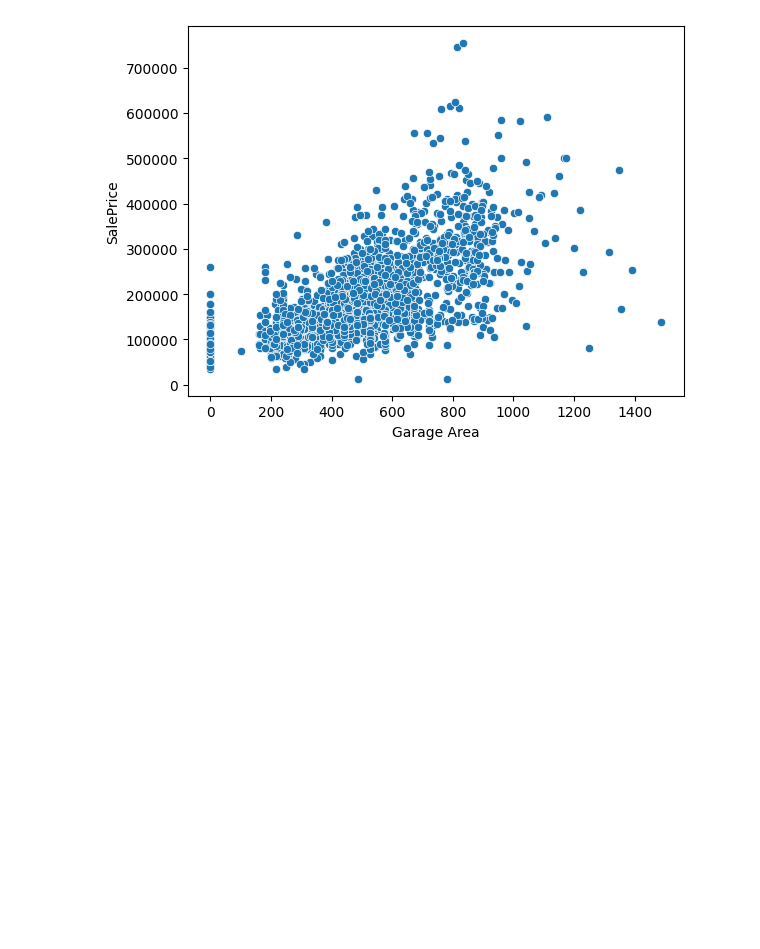
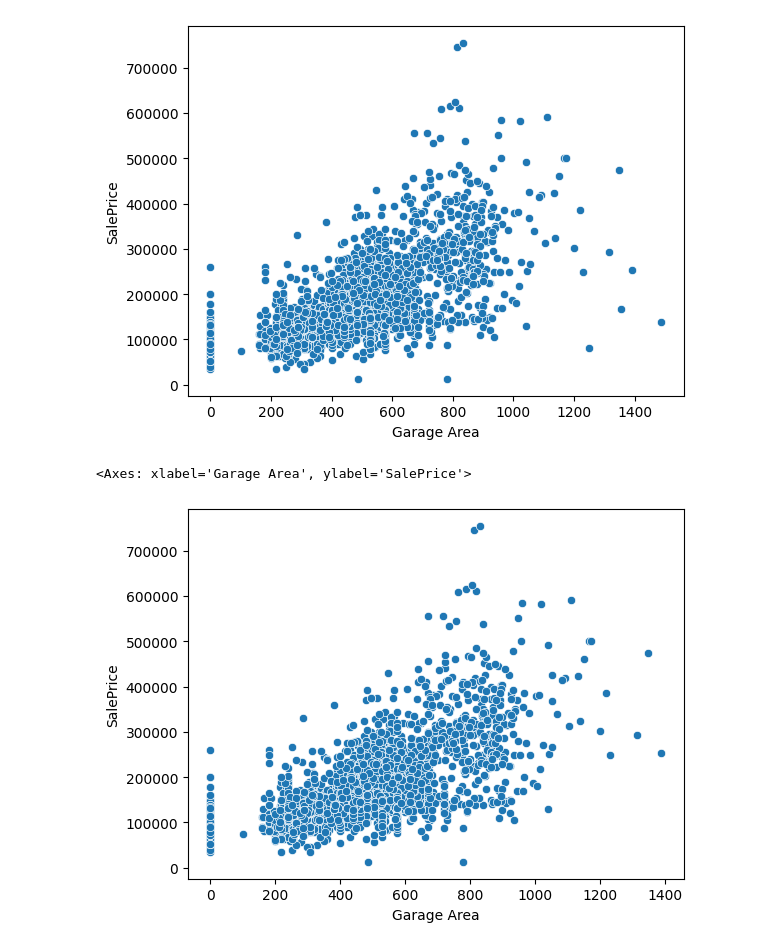
Before and after one commit to rostya-codes/Machine-Learning-Data-Science, a Jupyter notebook: Feature Engineering/p34.ipynb, the cells around one changed output. Drawn from its saved outputs; the diff is of its cells as text; code cells hidden in the pictures; blank space fills up the shorter version.

```diff
--- a/Feature Engineering/p34.ipynb
+++ b/Feature Engineering/p34.ipynb
@@ -197,3 +197,10 @@ sns.scatterplot(df, x='Garage Area', y='SalePrice')
 # %% [output]
 <Axes: xlabel='Garage Area', ylabel='SalePrice'>
 [figure]
+# %%
+df = df.drop(df[(df['Garage Area'] > 1200) & (df['SalePrice'] < 200000)].index, axis=0)
+# %%
+sns.scatterplot(df, x='Garage Area', y='SalePrice')  # Result
+# %% [output]
+<Axes: xlabel='Garage Area', ylabel='SalePrice'>
+[figure, added]
```
